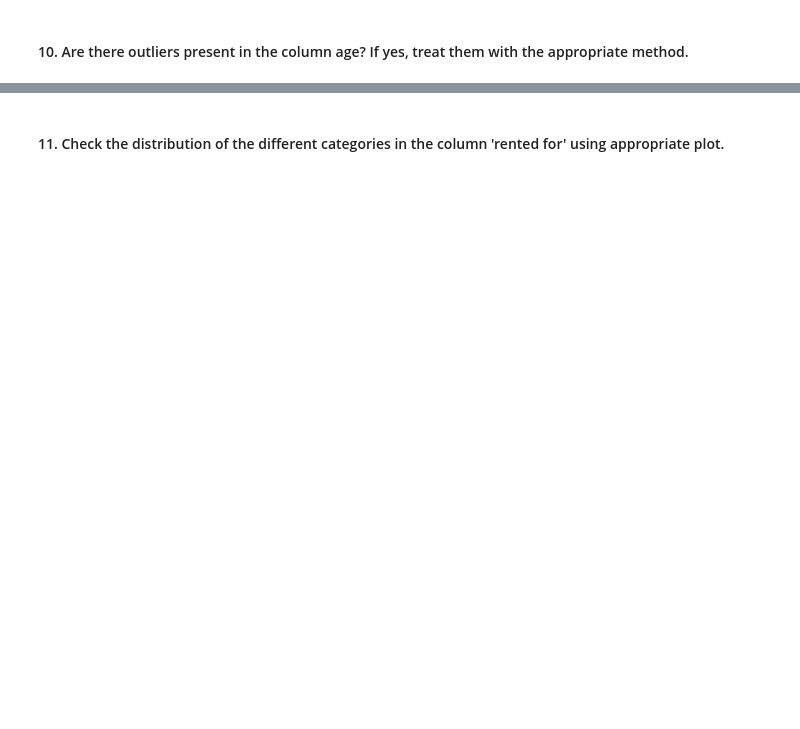
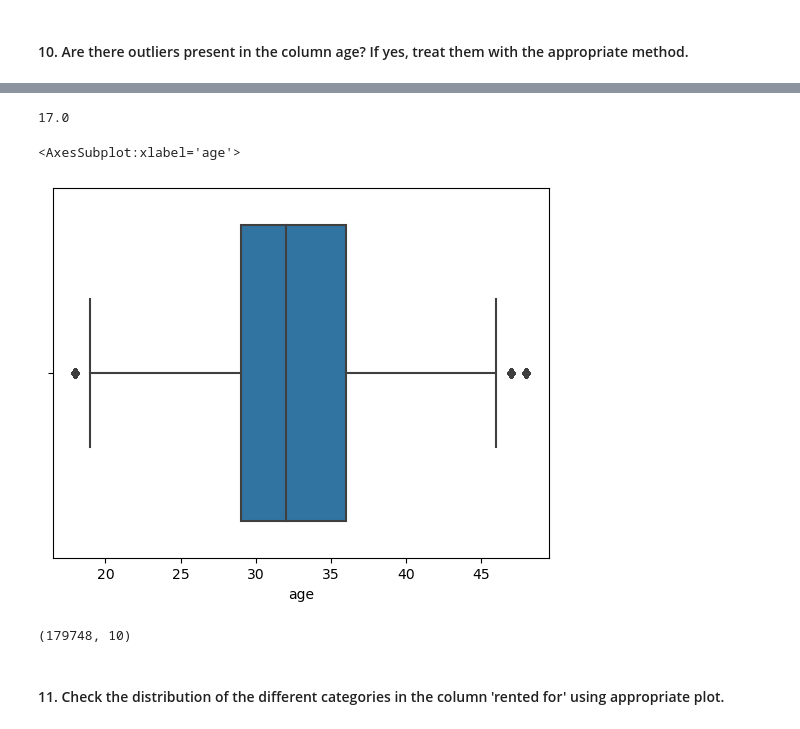
Before and after one commit to tarangini-shetty/tarangini_Project2_PythonforDS, a Jupyter notebook: UnsupervisedLearning_Project2.ipynb, the cells around one changed output, grey strips where cells are left out. Cells and saved outputs as stored; diff of their text form; code cells hidden in the pictures; blank space fills up the shorter version.

```diff
--- a/UnsupervisedLearning_Project2.ipynb
+++ b/UnsupervisedLearning_Project2.ipynb
@@ -125,2 +212,20 @@ array(['vacation', 'other', 'party', 'formal affair', 'wedding', 'date',
+# %%
+lower_limit = q1 - 1.5*iqr
+lower_limit
+# %% [output]
+17.0
+# %%
+df_wo_out = df.loc [(df['age'] > lower_limit) & (df['age'] < upper_limit)]
+# %%
+sns.boxplot(df_wo_out['age'])
+# %% [output]
+<AxesSubplot:xlabel='age'>
+[figure, added]
+# %%
+### Removed the outliers, thus the shape has changed
+df = df_wo_out
+df.shape
+# %% [output]
+(179748, 10)
 # %% [markdown]
 #### 11. Check the distribution of the different categories in the column 'rented for' using appropriate plot.
```
Also changed, not shown: parts of 15 cells of this notebook.
